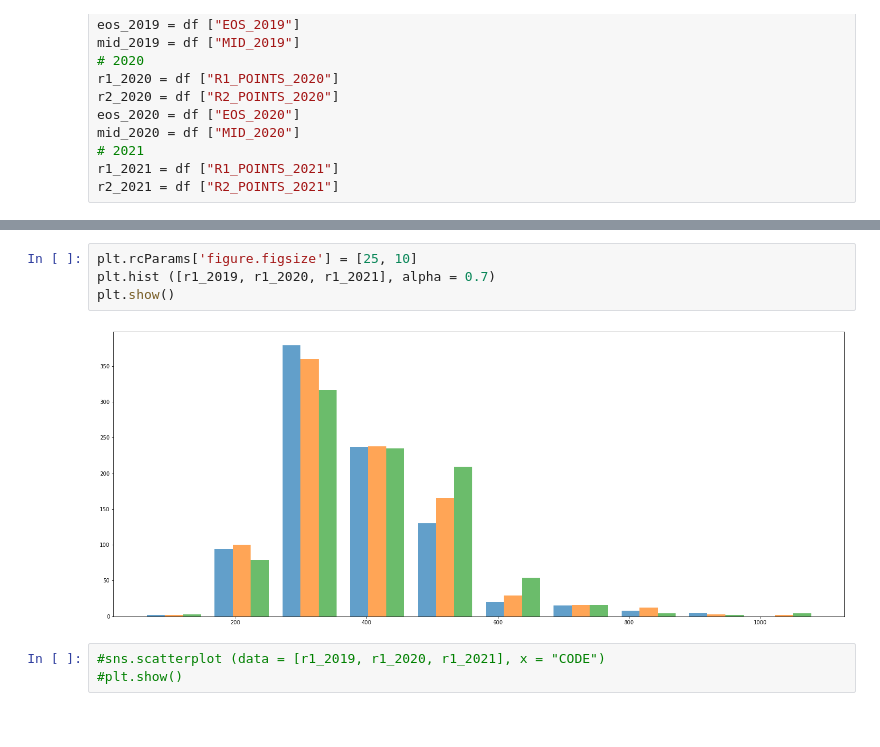
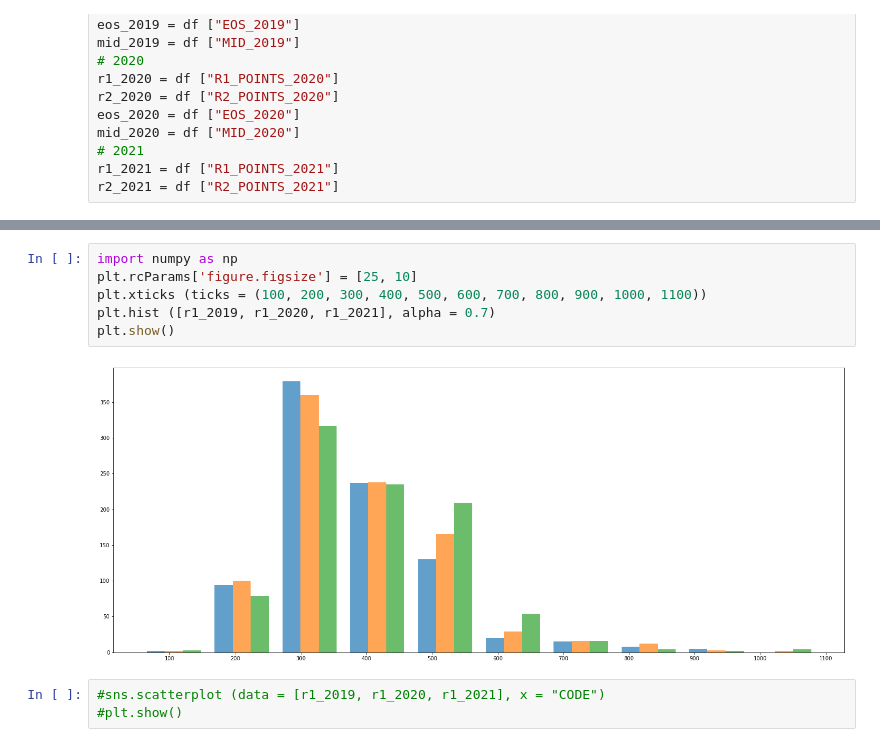
Before and after one commit to AnteDujic/Fundamentals-of-Data-Analysis, a Jupyter notebook: cao.ipynb, the cells around one changed output, grey strips where cells are left out. Cells and saved outputs as stored; diff of their text form.

```diff
--- a/cao.ipynb
+++ b/cao.ipynb
@@ -400,9 +404,11 @@ Name: R1_POINTS_2021, dtype: float64
 # %%
+import numpy as np
 plt.rcParams['figure.figsize'] = [25, 10]
+plt.xticks (ticks = (100, 200, 300, 400, 500, 600, 700, 800, 900, 1000, 1100))
 plt.hist ([r1_2019, r1_2020, r1_2021], alpha = 0.7)
 plt.show()
 # %% [output]
-[figure, old version]
+[figure, new version]
 # %%
 #sns.scatterplot (data = [r1_2019, r1_2020, r1_2021], x = "CODE")
 #plt.show()
```
Also changed, not shown: parts of 8 cells of this notebook, 20 other files.
